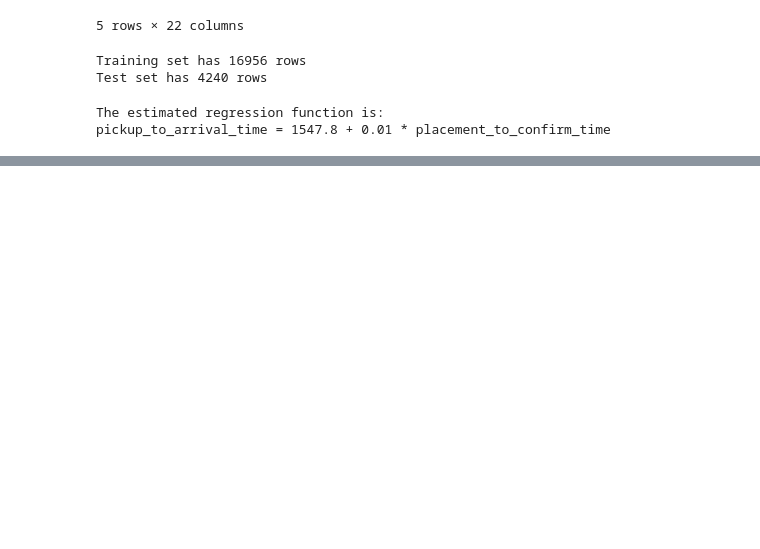
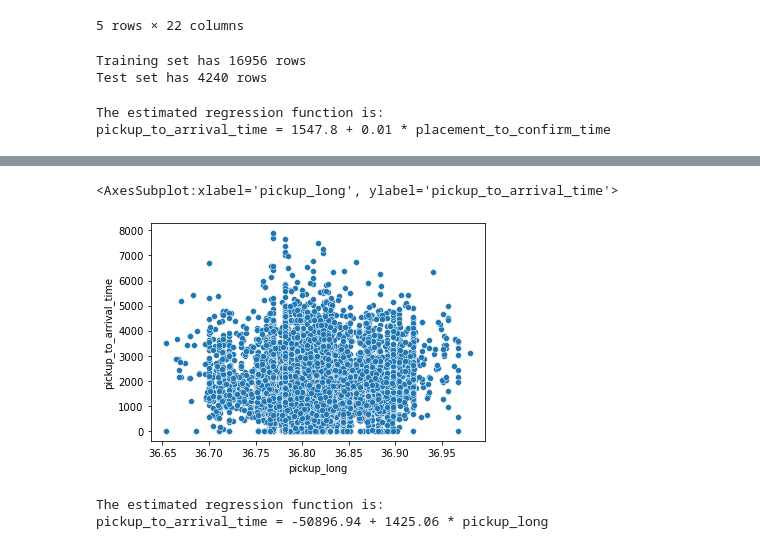
Before and after one commit to jeremylee73/ix-sendy-logistics, a Jupyter notebook: sendy-logistics.ipynb, the cells around one changed output, grey strips where cells are left out. Drawn from its saved outputs; the diff is of its cells as text; code cells hidden in the pictures; blank space fills up the shorter version.

```diff
--- a/sendy-logistics.ipynb
+++ b/sendy-logistics.ipynb
@@ -313,0 +368,14 @@ sns.regplot(x=train[["placement_to_confirm_time"]], y=train["pickup_to_arrival_t
+# %%
+model_pickup_long = LinearRegression()
+model_pickup_long.fit(X=train[["pickup_long"]], y=train["pickup_to_arrival_time"])
+sns.scatterplot(x="pickup_long", y="pickup_to_arrival_time", data=train)
+# %% [output]
+<AxesSubplot:xlabel='pickup_long', ylabel='pickup_to_arrival_time'>
+[figure, added]
+# %%
+print('The estimated regression function is:\n\
+pickup_to_arrival_time =', np.round(model_pickup_long.intercept_,2),
+      '+', np.round(model_pickup_long.coef_[0],2), '* pickup_long')
+# %% [output]
+The estimated regression function is:
+pickup_to_arrival_time = -50896.94 + 1425.06 * pickup_long
```
Also changed, not shown: parts of 10 cells of this notebook.
